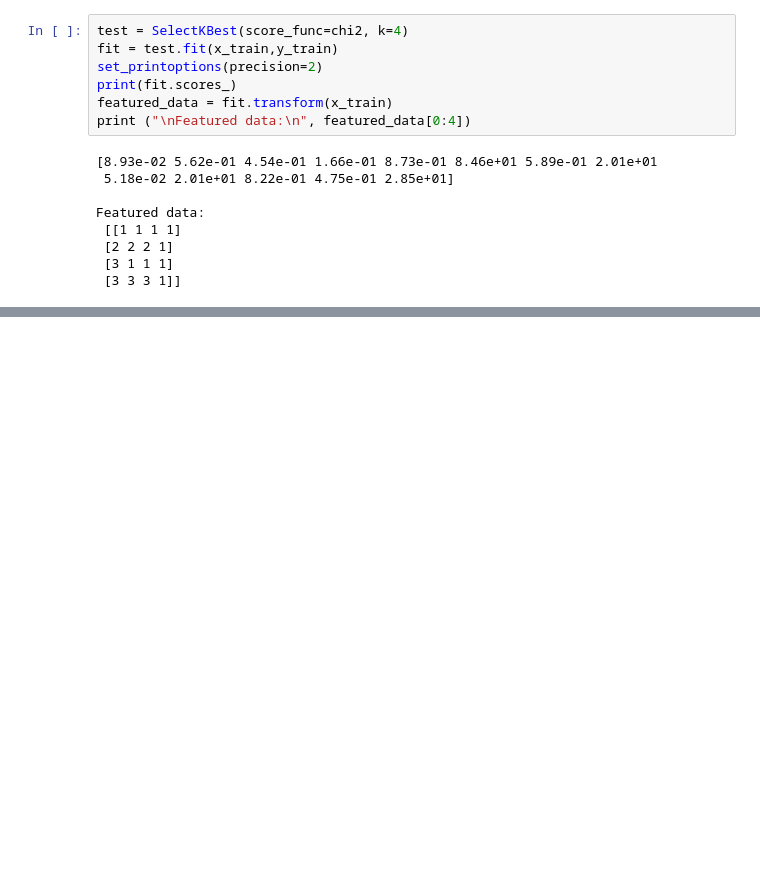
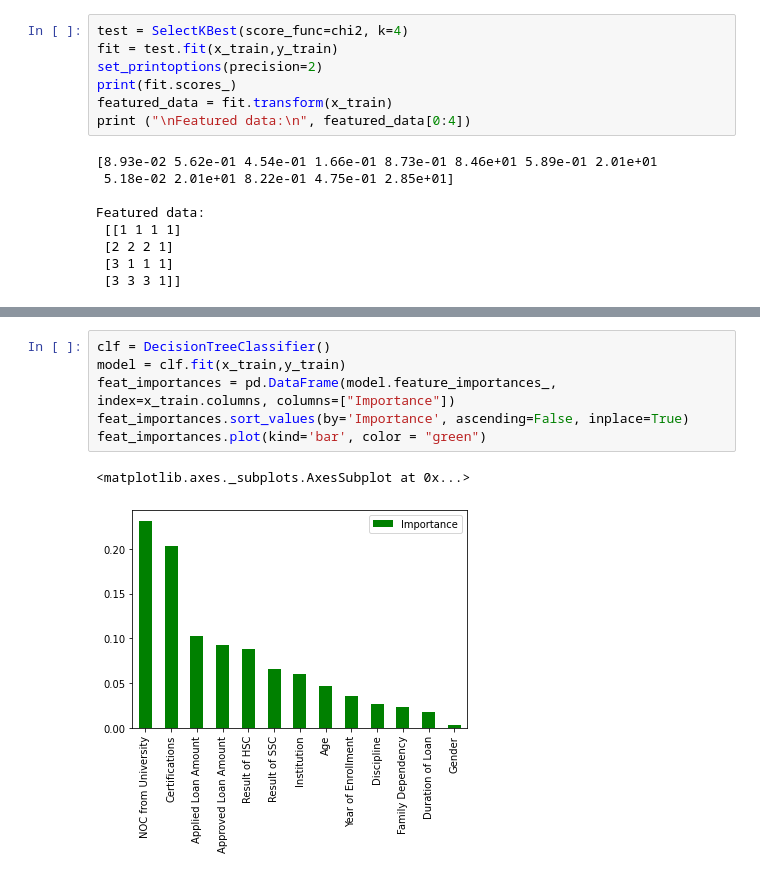
Before and after one commit to Aninditabsh/StudentLoanPrediction, a Jupyter notebook: Feature_Selection_Anindita.ipynb, the cells around one changed output, grey strips where cells are left out. Saved outputs shown, nothing was run; the diff lists cells and outputs as text; blank space fills up the shorter version.

```diff
--- a/Feature_Selection_Anindita.ipynb
+++ b/Feature_Selection_Anindita.ipynb
@@ -107,0 +105,9 @@ feat_importances.plot(kind='bar', color = "green")
+# %%
+clf = DecisionTreeClassifier()
+model = clf.fit(x_train,y_train)
+feat_importances = pd.DataFrame(model.feature_importances_, index=x_train.columns, columns=["Importance"])
+feat_importances.sort_values(by='Importance', ascending=False, inplace=True)
+feat_importances.plot(kind='bar', color = "green")
+# %% [output]
+<matplotlib.axes._subplots.AxesSubplot at 0x...>
+[figure, added]
```
Also changed, not shown: parts of 4 cells of this notebook.
